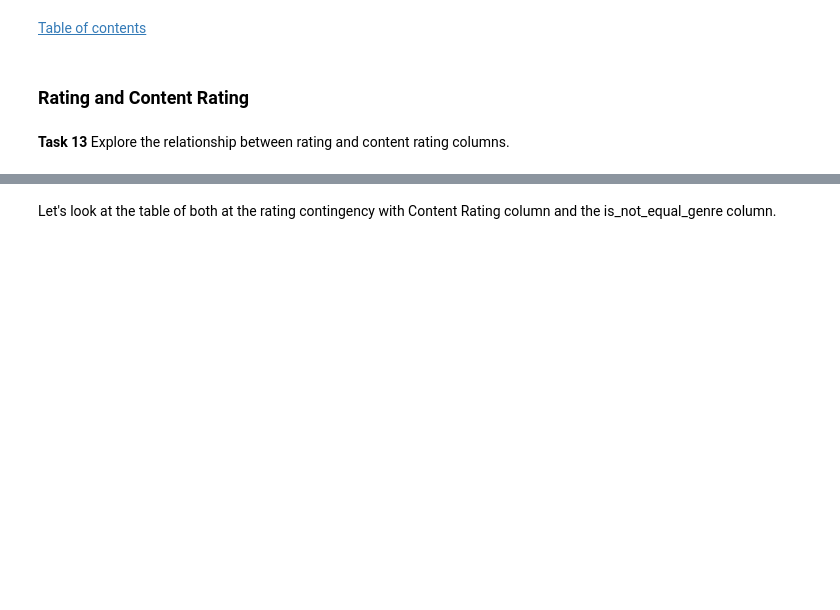
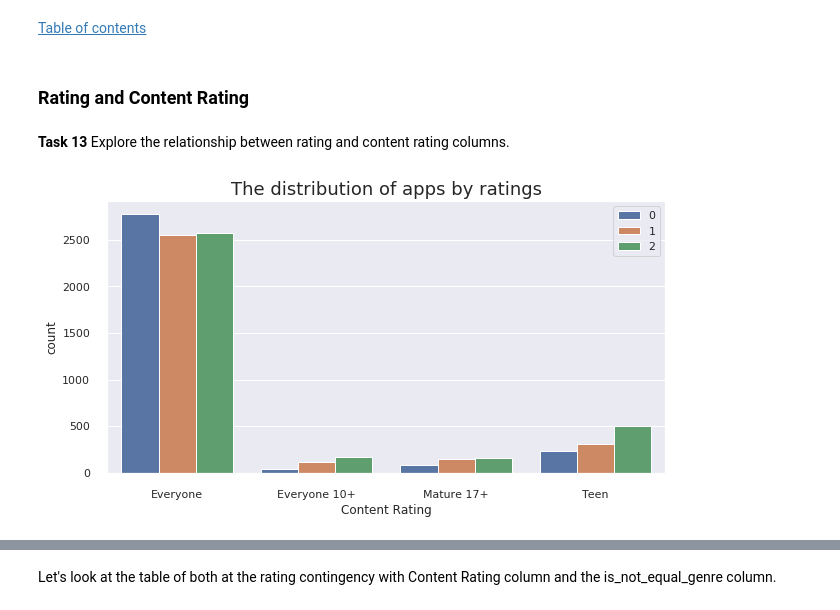
Before and after one commit to antoineodier/workshop1_ml, a Jupyter notebook: notebook_workshop_task.ipynb, the cells around one changed output, grey strips where cells are left out. Cells and saved outputs as stored; diff of their text form; code cells hidden in the pictures; blank space fills up the shorter version.

```diff
--- a/notebook_workshop_task.ipynb
+++ b/notebook_workshop_task.ipynb
@@ -1168,0 +1178,11 @@ df['is_cat_equal_genre'] = df_cat_genrs['is_cat_equal_genre']
+# %%
+#  different ways
+# 1
+plt.figure(figsize=(10, 5))
+sns.countplot(x='Content Rating', hue='Rating', data=df)
+plt.legend(labels=sorted(df_app.Rating.unique()))
+plt.xlabel("Сontent Rating")
+plt.title('The distribution of apps by ratings',size = 18)
+plt.show()
+# %% [output]
+[figure, added]
```
Also changed, not shown: parts of 27 cells of this notebook.
